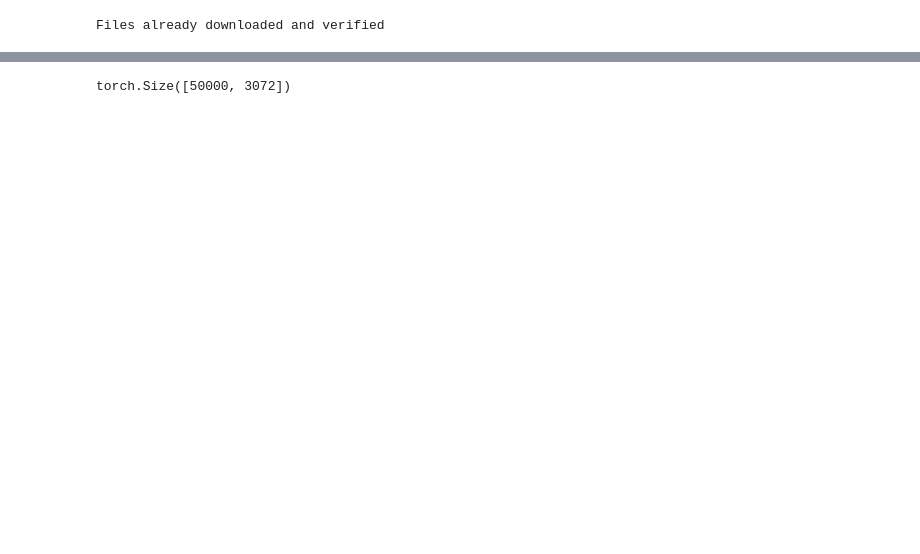
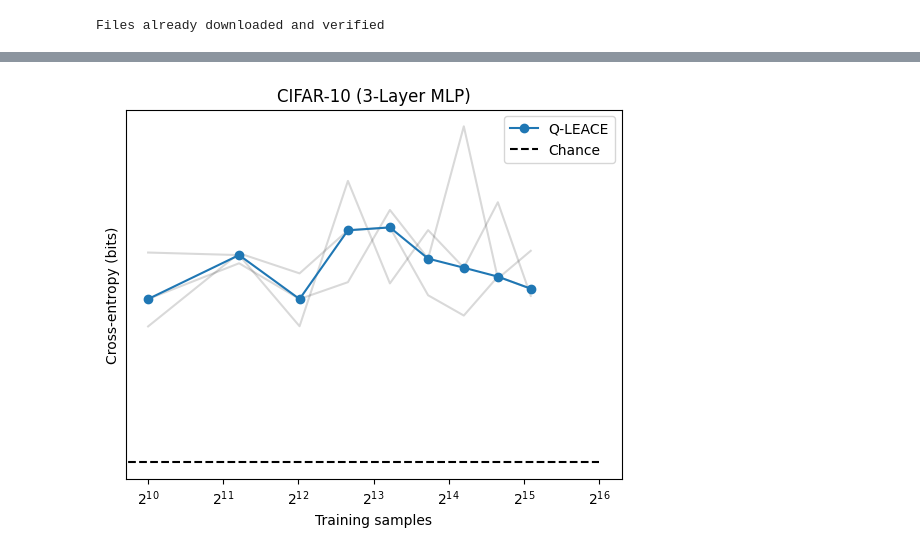
Before and after one commit to EleutherAI/mdl, a Jupyter notebook: experiments/prototyping.ipynb, the cells around one changed output, grey strips where cells are left out. Cells and saved outputs as stored; diff of their text form; code cells hidden in the pictures; blank space fills up the shorter version.

```diff
--- a/experiments/prototyping.ipynb
+++ b/experiments/prototyping.ipynb
@@ -32,7 +32,9 @@ Files already downloaded and verified
 # oleace = state['oleace']
 # qleace = state['qleace']
 
-qleace = torch.load('/mnt/ssd-1/lucia/ngrams-across-time/erasers_cache/test.pth')
+state = torch.load('/mnt/ssd-1/lucia/ngrams-across-time/erasers_cache/cifar10_state.pth')
+qleace = state['qleace'].to(device)
+oleace = state['oleace'].to(device)
 # %%
 import torch
 from torch import Tensor, optim
@@ -161,0 +157,17 @@ results_ = [
+# %%
+results = [
+    sweep.run(
+        X_train.bfloat16().repeat(num_epochs, 1, 1, 1).flatten(1), Y_train.repeat(num_epochs), seed=i,
+        augment=flattened_image_augmentor, reduce_lr_on_plateau=False
+    )
+    for i in range(num_seeds)
+]
+# %%
+results_ = [
+    sweep.run(
+        X_train.bfloat16().repeat(num_epochs, 1, 1, 1).flatten(1), Y_train.repeat(num_epochs), seed=i,
+        transform=lambda x, y: qleace(x, y),
+        augment=flattened_image_augmentor,
+    )
+    for i in range(num_seeds)
+]
@@ -187,4 +217,0 @@ vit.accuracy(X_test, Y_test, 128)
-# %%
-print(X_vec.shape)
-# %% [output]
-torch.Size([50000, 3072])
@@ -217,22 +226,30 @@ curve_ = np.median([res.ce_curve for res in results_], axis=0)
 # %%
 import matplotlib.pyplot as plt
 
-for i in range(5):
-    plt.plot(results[i].sample_sizes[:-1], results[i].ce_curve, alpha=0.15, c="black")
-    plt.plot(results[i].sample_sizes[:-1], results_[i].ce_curve, alpha=0.15, c="black")
-    # plt.plot(results[i].sample_sizes[:-1], results_linear_[i].ce_curve, alpha=0.15, c="black")
+for i in range(num_seeds):
+    # plt.plot(results[i].sample_sizes[:-1], results[i].ce_curve, alpha=0.15, c="black")
+    plt.plot(results_[i].sample_sizes[:-1], results_[i].ce_curve, alpha=0.15, c="black")
+    # plt.plot(results_[i].sample_sizes[:-1], results_linear_[i].ce_curve, alpha=0.15, c="black")
 
-plt.plot(results[0].sample_sizes[:-1], curve, label="Original", marker="o")
-plt.plot(results[0].sample_sizes[:-1], curve_, label="Q-LEACE", marker="o")
-# plt.plot(results[0].sample_sizes[:-1], curve_linear_, label="LEACE", marker="o")
+# plt.plot(results[0].sample_sizes[:-1], curve, label="Original", marker="o")
+plt.plot(results_[0].sample_sizes[:-1], curve_, label="Q-LEACE", marker="o")
+# plt.plot(results_[0].sample_sizes[:-1], curve_linear_, label="LEACE", marker="o")
 
 plt.hlines(np.log2(10), 0, 2 ** 16, label="Chance", linestyle="--", color="black")
 plt.legend()
 plt.xscale("log", base=2)
-plt.xlabel("# training samples")
+plt.xlabel("Training samples")
 plt.ylabel("Cross-entropy (bits)")
-plt.title("CIFAR-10 (16-Layer MLP)")
+plt.title("CIFAR-10 (3-Layer MLP)")
 plt.yscale("log", base=2)
+
+# add numbers to y axis
+# locs, _ = plt.yticks()
+# locs = np.log2(locs)
+# locs = np.round(locs).astype(int)
+# plt.yticks(2 ** locs, [f"2^{loc}" for loc in locs])
+# %% [output]
+[figure, added]
 # %%
 resnet = tv.models.resnet18(pretrained=True)
 # %%
```
Also changed, not shown: parts of 21 cells of this notebook, 7 other files.
